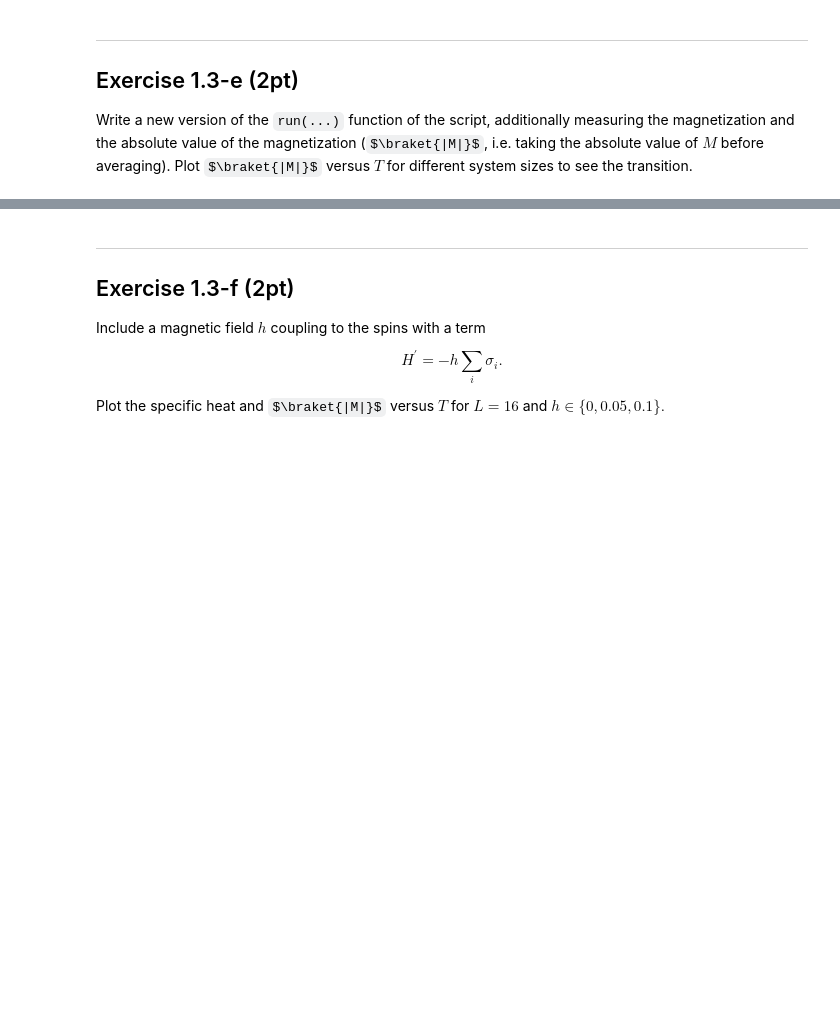
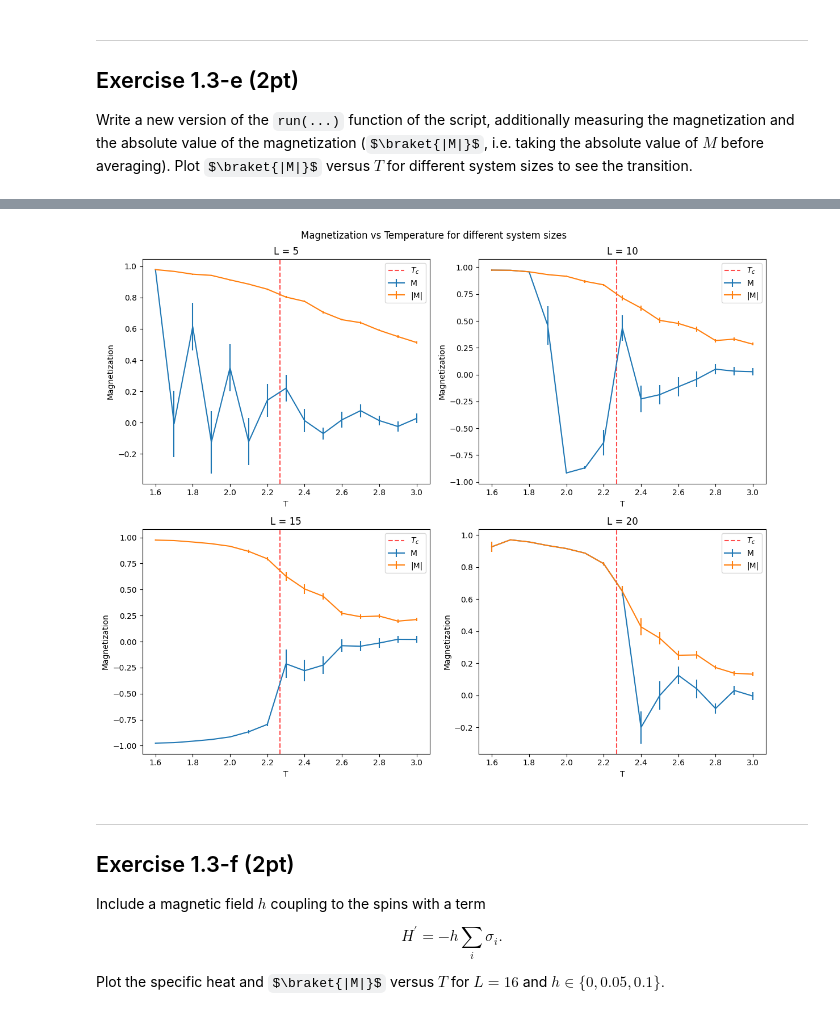
Before and after one commit to YommoY-official/CompManyBody, a Jupyter notebook: exercises/ex01_monte_carlo/ex01.3_metropolis.ipynb, the cells around one changed output, grey strips where cells are left out. Drawn from its saved outputs; the diff is of its cells as text; code cells hidden in the pictures; some formulas as TeX source; blank space fills up the shorter version.

```diff
--- a/exercises/ex01_monte_carlo/ex01.3_metropolis.ipynb
+++ b/exercises/ex01_monte_carlo/ex01.3_metropolis.ipynb
@@ -235,3 +259,29 @@ def run(T_range, L, N_sweeps, N_eq=None, N_bins=10, N_flips=10, rng=None):
+# %%
+L_list = [5, 10, 15, 20]
+T_range = np.arange(1.6, 3.1, 0.1)
+
+fig, ax = plt.subplots(2, 2, figsize=(12, 10))
+
+for idx, L in enumerate(L_list):
+    row, col = divmod(idx, 2)
+    rng = np.random.default_rng(112)
+    result = run(T_range, L, N_sweeps=10_000, N_bins=20, N_flips=10, rng=rng)
+    M_list     = result[2]
+    M_abs_list = result[3]
+
+    ax[row, col].errorbar(T_range, M_list[:,0],     yerr=M_list[:,1],     label="M")
+    ax[row, col].errorbar(T_range, M_abs_list[:,0], yerr=M_abs_list[:,1], label="|M|")
+    ax[row, col].axvline(2.269, color='r', linestyle='--', alpha=0.7, label='$T_c$')
+    ax[row, col].set_title(f"L = {L}")
+    ax[row, col].set_xlabel("T")
+    ax[row, col].set_ylabel("Magnetization")
+    ax[row, col].legend()
+
+fig.suptitle("Magnetization vs Temperature for different system sizes")
+fig.tight_layout()
+plt.show()
+# %% [output]
+[figure, added]
 # %% [markdown]
 ---
 
```
Also changed, not shown: parts of 4 cells of this notebook.
